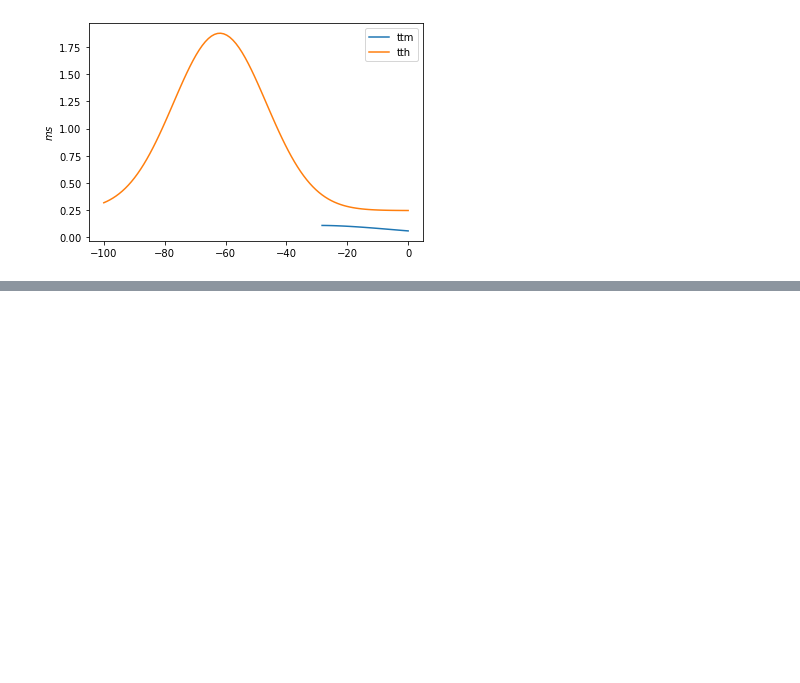
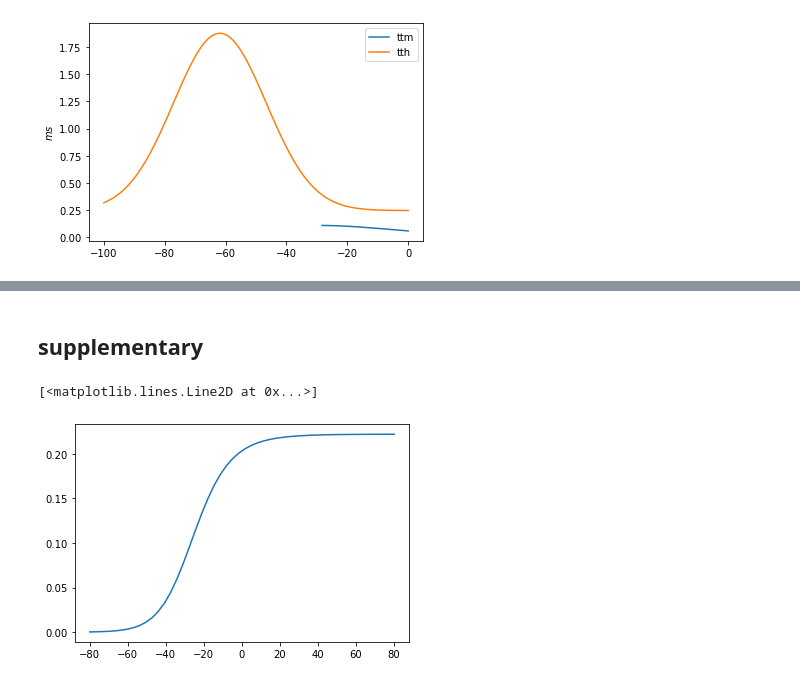
Before and after one commit to shcecter/nocimod, a Jupyter notebook: kovalksy_reprod.ipynb, the cells around one changed output, grey strips where cells are left out. Saved outputs shown, nothing was run; the diff lists cells and outputs as text; code cells hidden in the pictures; blank space fills up the shorter version.

Commit message:
add: check for m_l1 gate in suppl

```diff
--- a/kovalksy_reprod.ipynb
+++ b/kovalksy_reprod.ipynb
@@ -122,0 +125,13 @@ plot(mon.t/ms, mon.v[0]/mV)
+# %% [markdown]
+## supplementary
+# %%
+vv = linspace(-80, 80)
+
+alpha_m_l1 = 1 / exprel(-(vv + 25)/10)
+beta_m_l1 = 4 * exp(-(vv + 50)/18)
+m_l1_inf = alpha_m_l1 / (alpha_m_l1 + beta_m_l1) / q10
+
+plot(vv, m_l1_inf)
+# %% [output]
+[<matplotlib.lines.Line2D at 0x...>]
+[figure, added]
```
Also changed, not shown: parts of 3 cells of this notebook.
